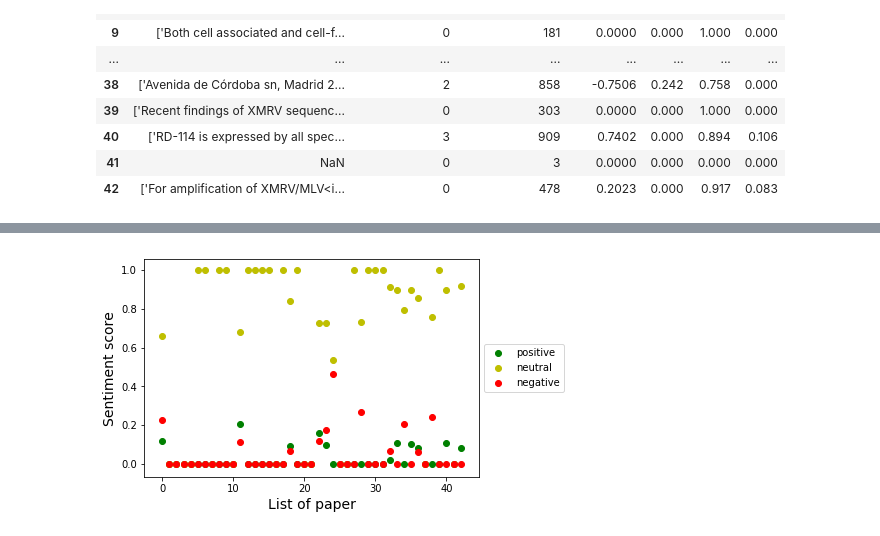
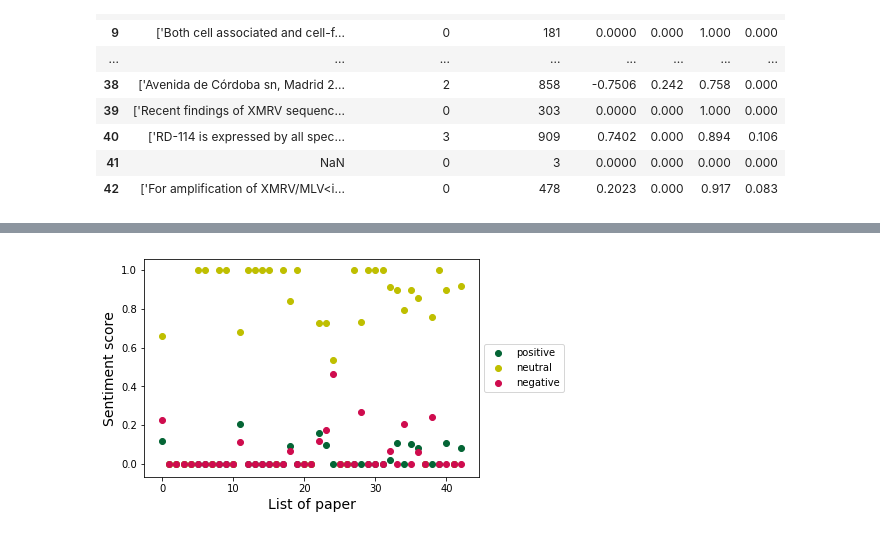
Before and after one commit to elifesciences/citation-context, a Jupyter notebook: find_word_freq_readfiles.ipynb, the cells around one changed output, grey strips where cells are left out. Cells and saved outputs as stored; diff of their text form; code cells hidden in the pictures.

```diff
--- a/find_word_freq_readfiles.ipynb
+++ b/find_word_freq_readfiles.ipynb
@@ -486,18 +446,21 @@ print("\n Sentiment analysis using NLTK.")
 # %%
 x = np.arange(len(df_sentiment))
 df_sentiment['compound']
 
 #plt.close()
 #comp = plt.scatter(x,df_sentiment['compound'])
-pos = plt.scatter(x,df_sentiment['pos'], color = 'g')
+pos = plt.scatter(x,df_sentiment['pos'], color = "#046535")
 neu = plt.scatter(x,df_sentiment['neu'], color = 'y')
-neg = plt.scatter(x,df_sentiment['neg'], color = 'r')
+neg = plt.scatter(x,df_sentiment['neg'], color = "#CF0C4E")
+
+#Blue 0961AB; Purple 732060; Light Green 629F43; Rubine red CF0C4E; Light blue 0A9DD9;
+#Dark green 046535; Dark blue 273B81; brighter purple 800080; Grey 6D6E70]
 
 plt.legend((pos, neu, neg),('positive', 'neutral','negative'), loc='center left', bbox_to_anchor=(1, 0.5))
 plt.xlabel("List of paper", fontsize=14)
 plt.ylabel("Sentiment score", fontsize=14)
 
 plt.savefig("sentiment.png")
 plt.show()
 # %% [output]
-[figure, old version]
+[figure, new version]
```
Also changed, not shown: parts of 13 cells of this notebook, 6 other files.
